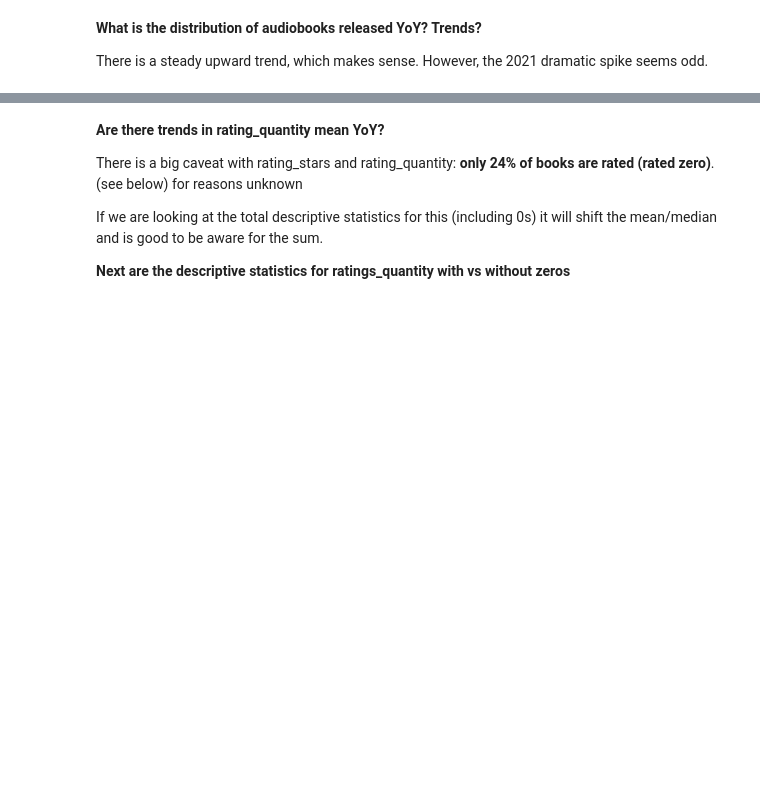
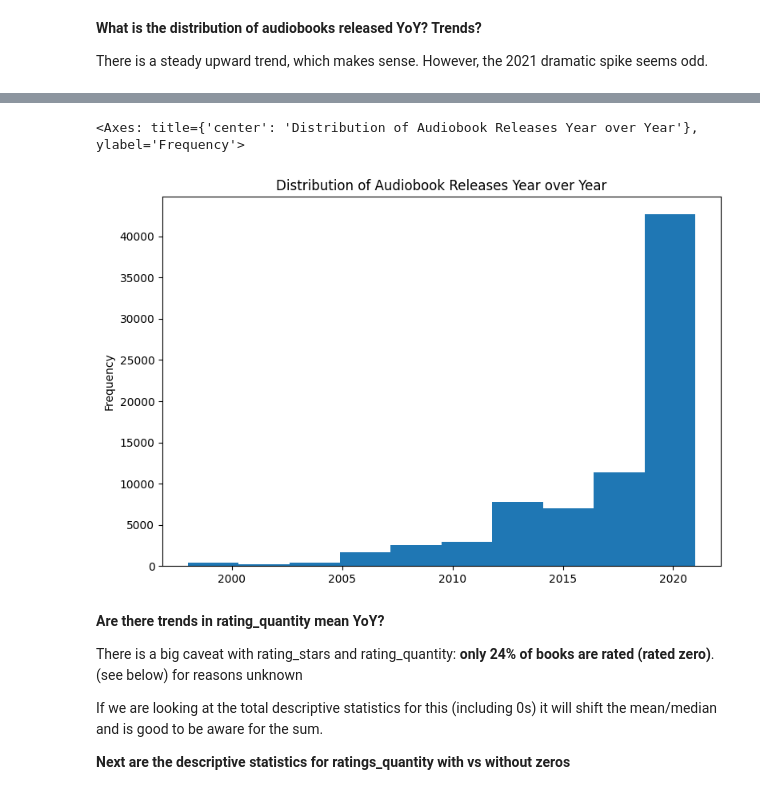
Before and after one commit to ccdatapdx/Data-Analysis, a Jupyter notebook: audible-data-cleaning-analysis.ipynb, the cells around one changed output, grey strips where cells are left out. Drawn from its saved outputs; the diff is of its cells as text; code cells hidden in the pictures; blank space fills up the shorter version.

```diff
--- a/audible-data-cleaning-analysis.ipynb
+++ b/audible-data-cleaning-analysis.ipynb
@@ -332,3 +324,11 @@ fig.show()
+# %%
+df['release_year'].plot(kind='hist',
+        title='Distribution of Audiobook Releases Year over Year',
+        figsize=(9,6)
+        )
+# %% [output]
+<Axes: title={'center': 'Distribution of Audiobook Releases Year over Year'}, ylabel='Frequency'>
+[figure, added]
 # %% [markdown]
 **Are there trends in rating_quantity mean YoY?**
 
```
Also changed, not shown: parts of 10 cells of this notebook.
